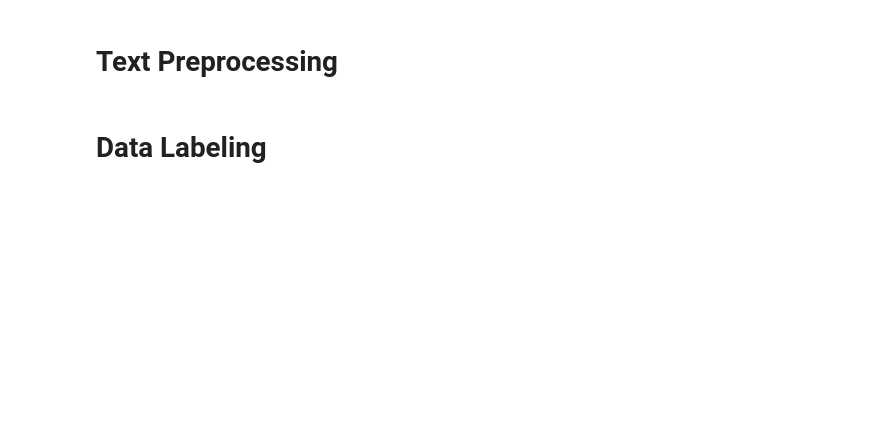
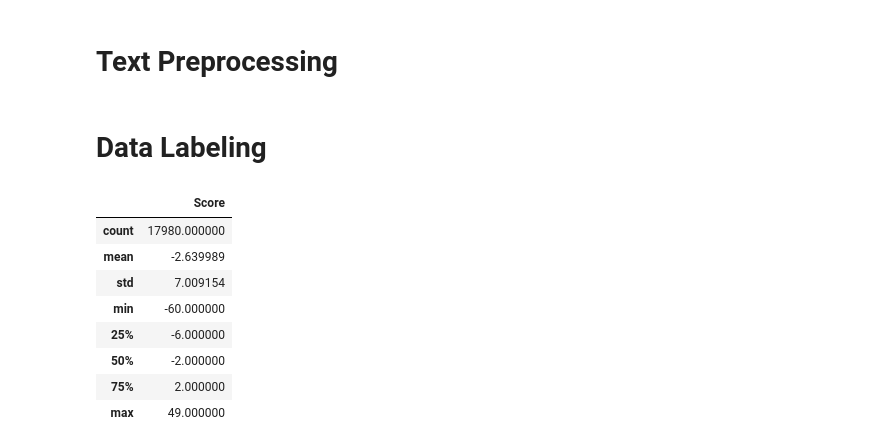
Before and after one commit to raihankr/ml-sentiment-analysis, a Jupyter notebook: sentiment_analysis.ipynb, the cells around one changed output. Drawn from its saved outputs; the diff is of its cells as text; code cells hidden in the pictures; blank space fills up the shorter version.

```diff
--- a/sentiment_analysis.ipynb
+++ b/sentiment_analysis.ipynb
@@ -65,6 +76,6 @@ with open('drive/My Drive/reviews.csv', mode='w', newline='', encoding='utf-8')
 # %% [markdown]
 # Load & Clean Dataset
 # %%
-df = pd.read_csv('drive/My Drive/reviews.csv')
+df = pd.read_csv('reviews.csv')
 # %%
 df = df.dropna().drop_duplicates()
@@ -121,16 +145,17 @@ def filterWords(words):
             result.append(word)
     return result
 
-factory = StemmerFactory()
-stemmer = factory.create_stemmer()
-stemWords = lambda text: stemmer.stem(text)
+stemmer = Stemmer()
 
 toSentence = lambda words: ' '.join(words)
 # %%
 df['Clean'] = df['Review'].apply(cleanText).apply(casefoldingText)
 df['Tokenized'] = df['Clean'].apply(word_tokenize)
 df['Formalized'] = df['Tokenized'].apply(fixSlangWords)
-df['Stemmed'] = df['Formalized'].apply(toSentence).apply(lambda t: stemmer.stem(t))
+df['Stemmed'] = df['Formalized']\
+    .apply(toSentence)\
+    .apply(stemmer.stem)\
+    .apply(word_tokenize)
 df['Filtered'] = df['Stemmed'].apply(filterWords)
 df['Final'] = df ['Filtered'].apply(toSentence)
 # %% [markdown]
@@ -161,4 +210,14 @@ labeled = list(zip(*labeled))
 # %%
-df[['Filtered', 'Polarity', 'Score']].describe()
+df[['Score']].describe()
+# %% [output]
+|  | Score |
+| count | 17980.000000 |
+| mean | -2.639989 |
+| std | 7.009154 |
+| min | -60.000000 |
+| 25% | -6.000000 |
+| 50% | -2.000000 |
+| 75% | 2.000000 |
+| max | 49.000000 |
 # %%
 df['Polarity'].value_counts()
```
Also changed, not shown: parts of 49 cells of this notebook.
